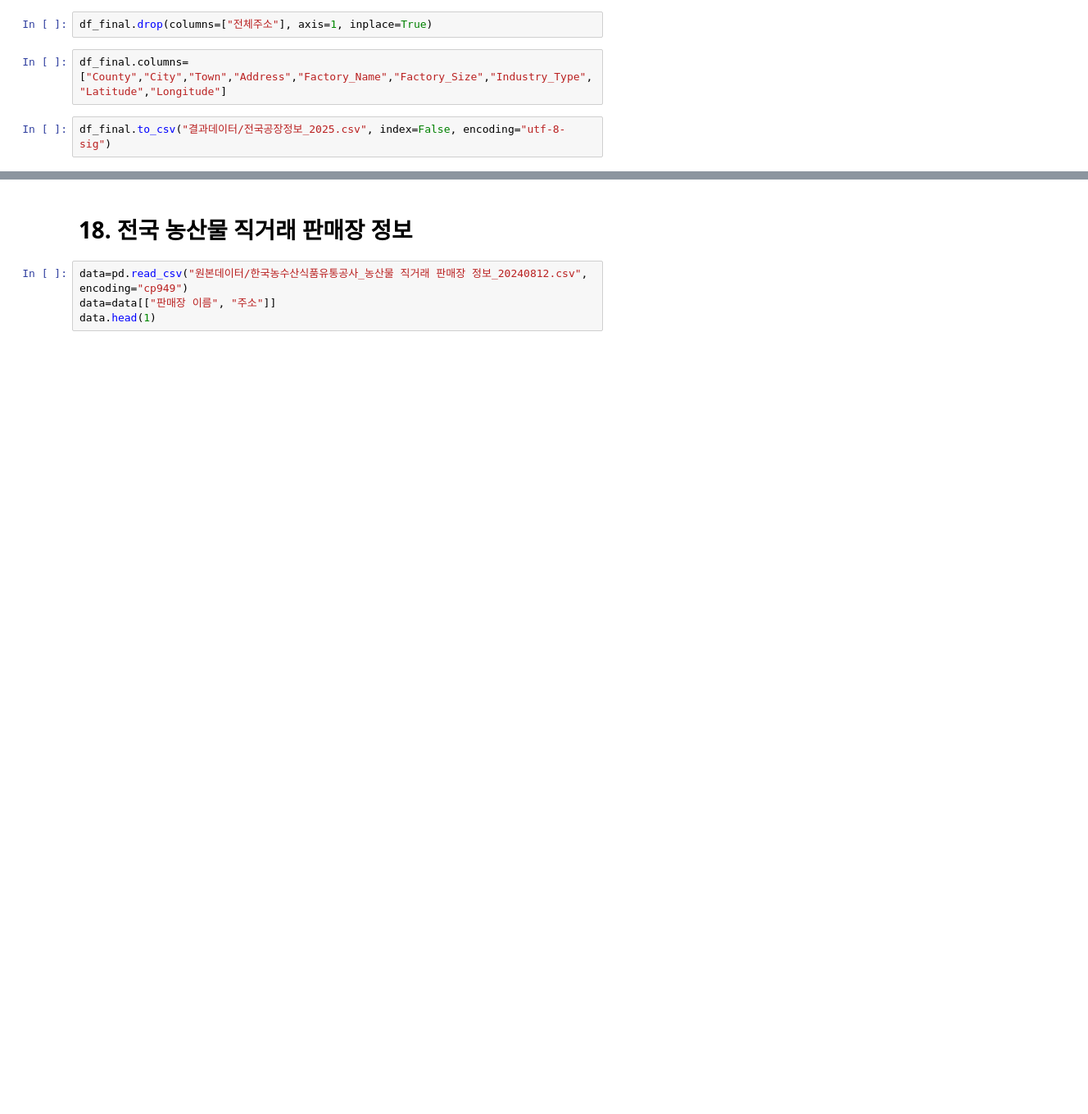
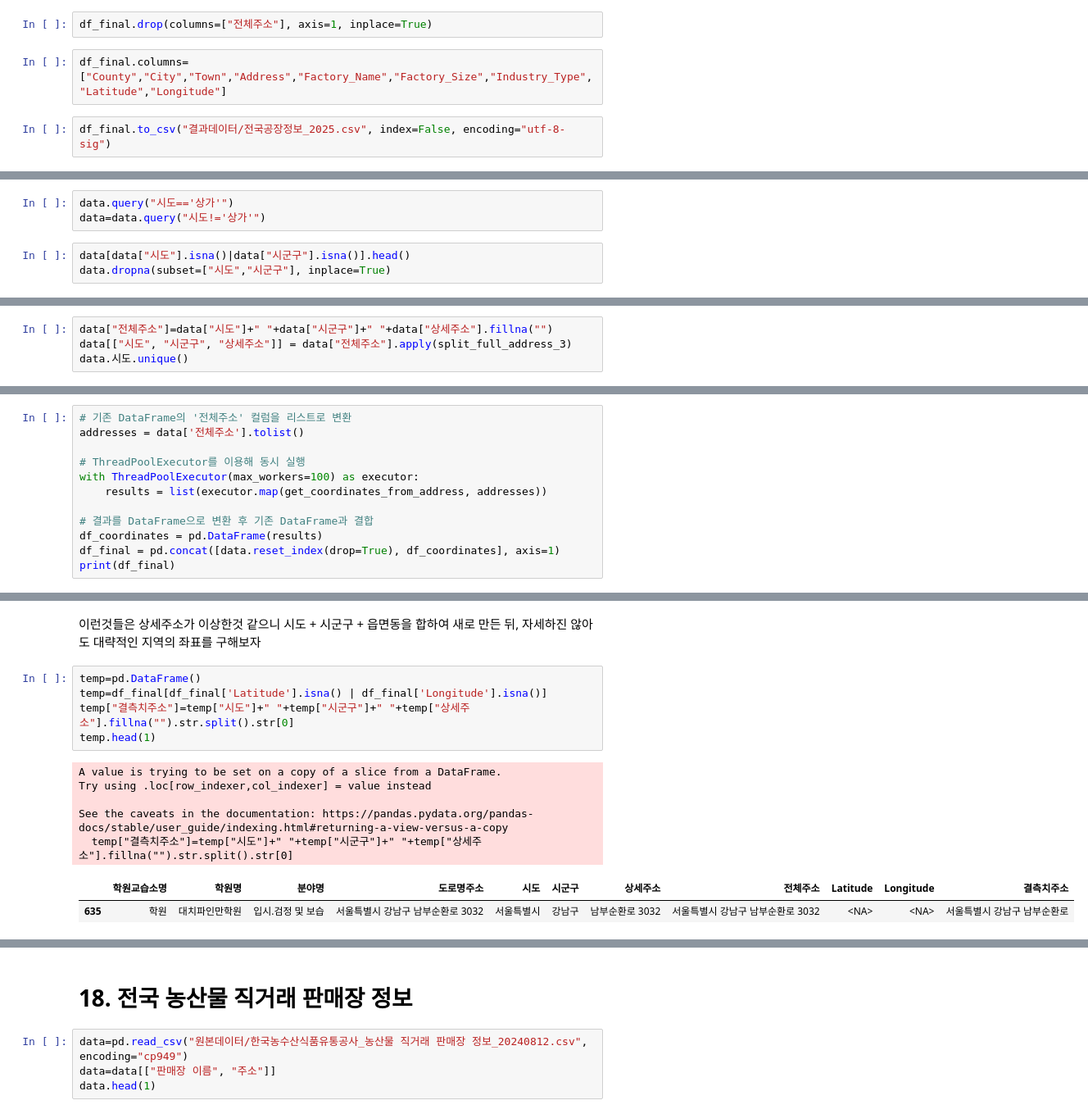
Before and after one commit to DGU-BAF/BAF-25-1-Marketing, a Jupyter notebook: 전처리_통합/데이터전처리_총집합.ipynb, the cells around one changed output, grey strips where cells are left out. Shown: that part at 82% size. Saved outputs shown, nothing was run; the diff lists cells and outputs as text; blank space fills up the shorter version.

```diff
--- a/전처리_통합/데이터전처리_총집합.ipynb
+++ b/전처리_통합/데이터전처리_총집합.ipynb
@@ -1874,0 +1952,6 @@ df_final.to_csv("결과데이터/전국공장정보_2025.csv", index=False, enco
+# %%
+data.query("시도=='상가'")
+data=data.query("시도!='상가'")
+# %%
+data[data["시도"].isna()|data["시군구"].isna()].head()
+data.dropna(subset=["시도","시군구"], inplace=True)
@@ -1874,0 +1969,4 @@ df_final.to_csv("결과데이터/전국공장정보_2025.csv", index=False, enco
+# %%
+data["전체주소"]=data["시도"]+" "+data["시군구"]+" "+data["상세주소"].fillna("")
+data[["시도", "시군구", "상세주소"]] = data["전체주소"].apply(split_full_address_3)
+data.시도.unique()
@@ -1874,0 +1979,12 @@ df_final.to_csv("결과데이터/전국공장정보_2025.csv", index=False, enco
+# %%
+# 기존 DataFrame의 '전체주소' 컬럼을 리스트로 변환
+addresses = data['전체주소'].tolist()
+
+# ThreadPoolExecutor를 이용해 동시 실행
+with ThreadPoolExecutor(max_workers=100) as executor:
+    results = list(executor.map(get_coordinates_from_address, addresses))
+
+# 결과를 DataFrame으로 변환 후 기존 DataFrame과 결합
+df_coordinates = pd.DataFrame(results)
+df_final = pd.concat([data.reset_index(drop=True), df_coordinates], axis=1)
+print(df_final)
@@ -1874,0 +2023,15 @@ df_final.to_csv("결과데이터/전국공장정보_2025.csv", index=False, enco
+# %% [markdown]
+이런것들은 상세주소가 이상한것 같으니 시도 + 시군구 + 읍면동을 합하여 새로 만든 뒤, 자세하진 않아도 대략적인 지역의 좌표를 구해보자
+# %%
+temp=pd.DataFrame()
+temp=df_final[df_final['Latitude'].isna() | df_final['Longitude'].isna()]
+temp["결측치주소"]=temp["시도"]+" "+temp["시군구"]+" "+temp["상세주소"].fillna("").str.split().str[0]
+temp.head(1)
+# %% [output]
+A value is trying to be set on a copy of a slice from a DataFrame.
+Try using .loc[row_indexer,col_indexer] = value instead
+
+See the caveats in the documentation: https://pandas.pydata.org/pandas-docs/stable/user_guide/indexing.html#returning-a-view-versus-a-copy
+  temp["결측치주소"]=temp["시도"]+" "+temp["시군구"]+" "+temp["상세주소"].fillna("").str.split().str[0]
+|  | 학원교습소명 | 학원명 | 분야명 | 도로명주소 | 시도 | 시군구 | 상세주소 | 전체주소 | Latitude | Longitude | 결측치주소 |
+| 635 | 학원 | 대치파인만학원 | 입시.검정 및 보습 | 서울특별시 강남구 남부순환로 3032 | 서울특별시 | 강남구 | 남부순환로 3032 | 서울특별시 강남구 남부순환로 3032 | <NA> | <NA> | 서울특별시 강남구 남부순환로 |
```
Also changed, not shown: parts of 41 cells of this notebook, 2 other files.
